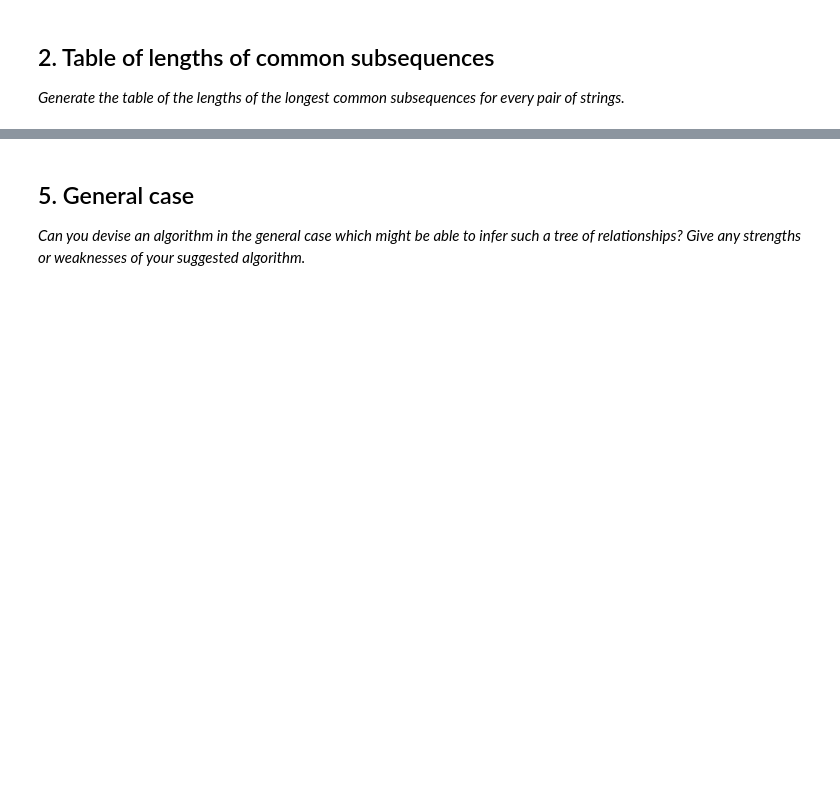
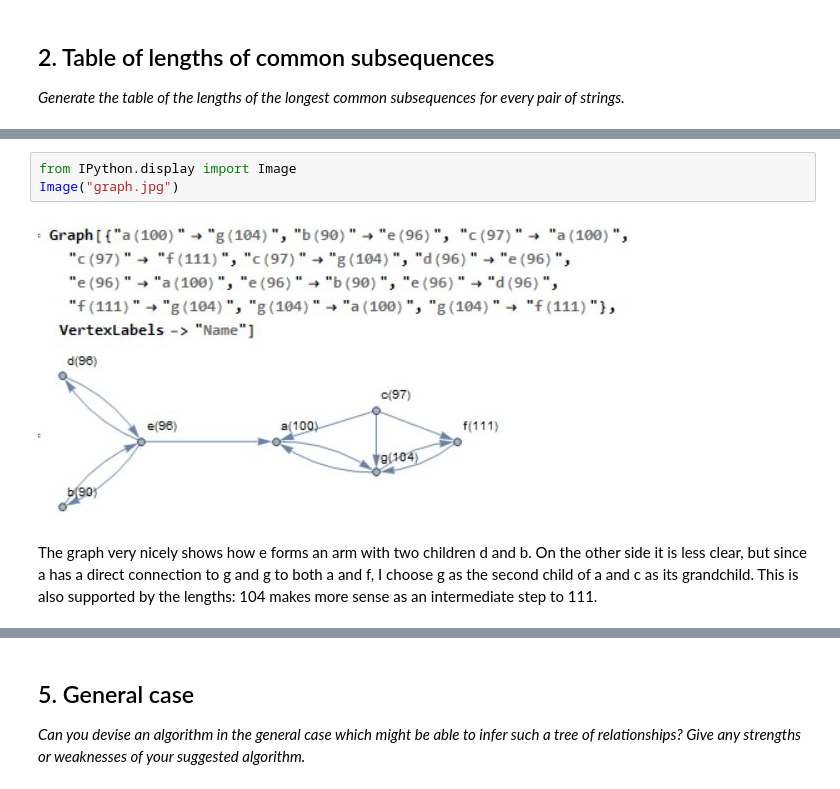
Before and after one commit to katjadellalibera/CS110, a Jupyter notebook: Assingment_3-CS110-Genetic_heritage.ipynb, the cells around one changed output, grey strips where cells are left out. Cells and saved outputs as stored; diff of their text form; blank space fills up the shorter version.

```diff
--- a/Assingment_3-CS110-Genetic_heritage.ipynb
+++ b/Assingment_3-CS110-Genetic_heritage.ipynb
@@ -53,2 +107,9 @@ lst=[a,b,c,d,e,f]
+# %%
+from IPython.display import Image
+Image("graph.jpg")
+# %% [output]
+[figure, added]
+# %% [markdown]
+The graph very nicely shows how e forms an arm with two children d and b. On the other side it is less clear, but since a has a direct connection to g and g to both a and f, I choose g as the second child of a and c as its grandchild. This is also supported by the lengths: 104 makes more sense as an intermediate step to 111.
 # %% [markdown]
 ## 4. Approach to find probabilities
```
Also changed, not shown: parts of 7 cells of this notebook, 2 other files.
